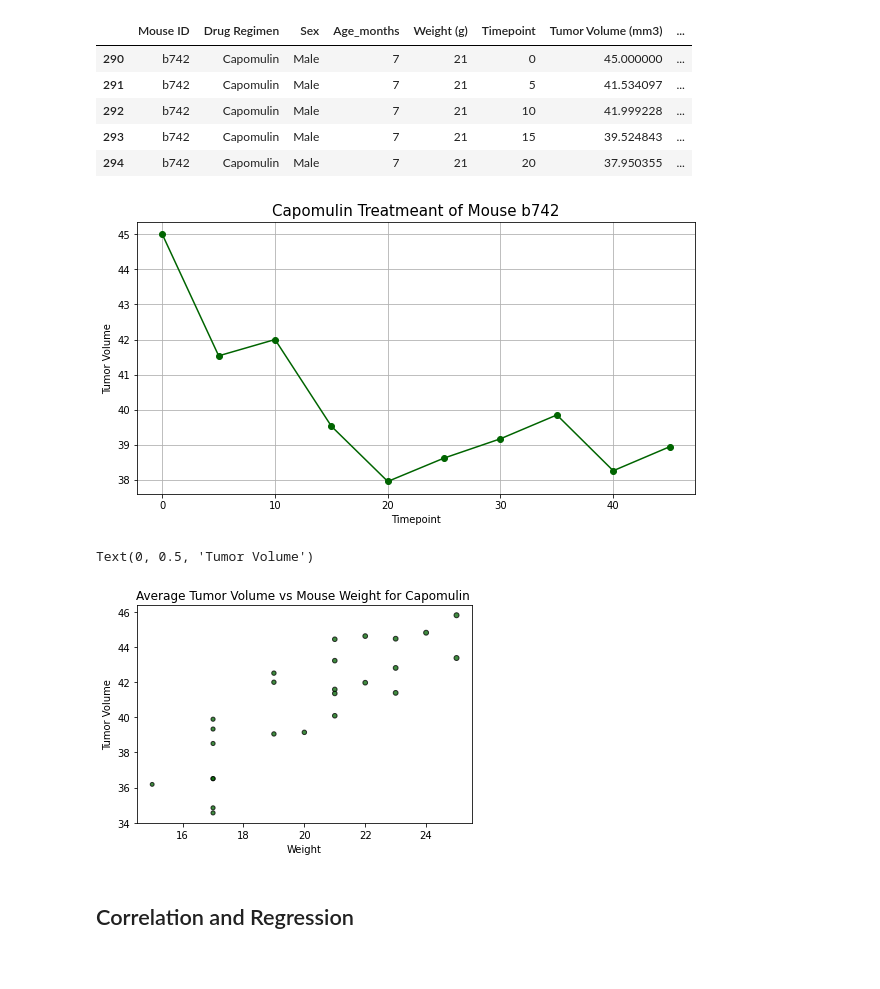
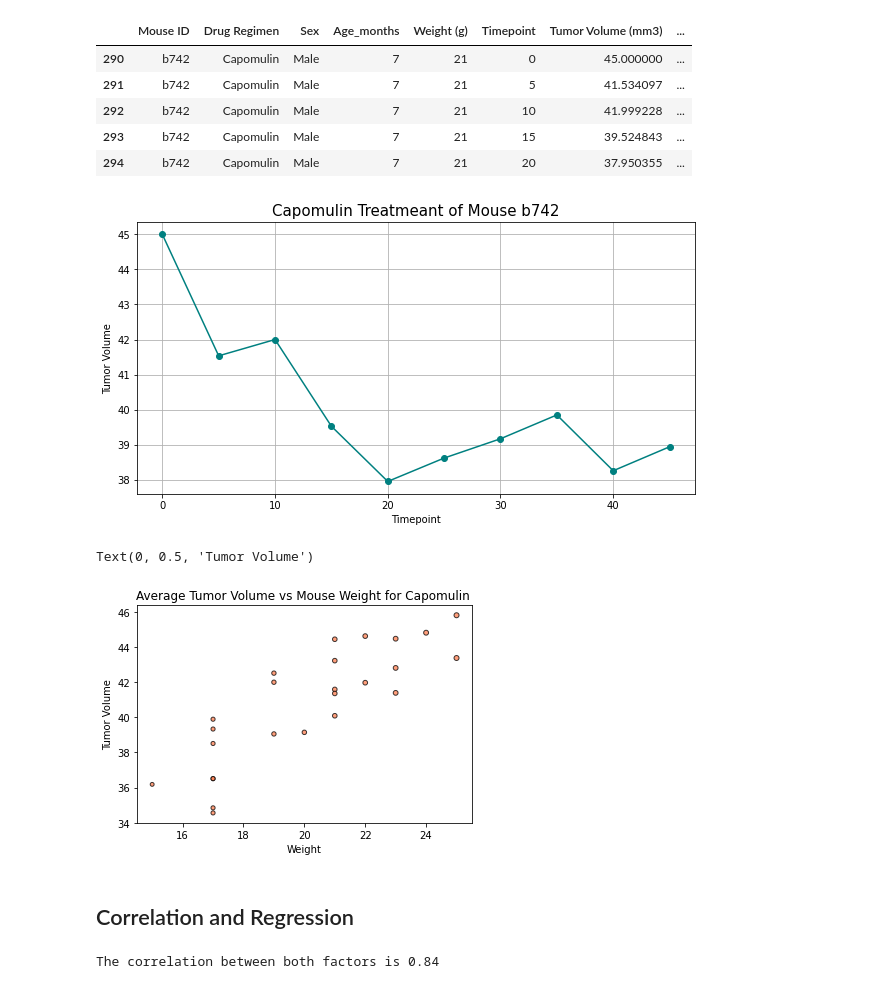
Before and after one commit to Claude-Hanfou/Pymaceuticals-Analysis, a Jupyter notebook: Pymaceuticals/Pymaceutical_start.ipynb, the cells around one changed output. Drawn from its saved outputs; the diff is of its cells as text; code cells hidden in the pictures.

```diff
--- a/Pymaceuticals/Pymaceutical_start.ipynb
+++ b/Pymaceuticals/Pymaceutical_start.ipynb
@@ -411,31 +411,40 @@ mouse_cap.head()
 # %%
 #Use the mouse ID to plot the line chart
 x_axis = mouse_cap["Timepoint"]
 y_axis = mouse_cap["Tumor Volume (mm3)"]
 fig1, ax1 = plt.subplots(figsize=(10, 5))
-plt.plot(x_axis, y_axis, marker ='o', color='darkgreen')
+plt.plot(x_axis, y_axis, marker ='o', color='teal')
 plt.title('Capomulin Treatmeant of Mouse b742',fontsize = 15)
 plt.xlabel("Timepoint")
 plt.ylabel("Tumor Volume")
 plt.grid()
 plt.show()
 # %% [output]
-[figure, old version]
+[figure, new version]
 # %%
 # Generate a scatter plot of average tumor volume vs. mouse weight for the Capomulin regimen
 avg_cap = cap_df.groupby(["Mouse ID"]).mean()
 x_axis = avg_cap["Weight (g)"]
 y_axis = avg_cap["Tumor Volume (mm3)"]
-plt.scatter(x_axis, y_axis, marker="o", facecolors="darkgreen", edgecolors="black",
+plt.scatter(x_axis, y_axis, marker="o", facecolors="coral", edgecolors="black",
             s=x_axis, alpha=0.75)
 plt.title('Average Tumor Volume vs Mouse Weight for Capomulin ',fontsize = 12)
 plt.xlabel("Weight")
 plt.ylabel("Tumor Volume")
 # %% [output]
 Text(0, 0.5, 'Tumor Volume')
-[figure, old version]
+[figure, new version]
 # %% [markdown]
 ## Correlation and Regression
 # %%
 # Calculate the correlation coefficient and linear regression model
 # for mouse weight and average tumor volume for the Capomulin regimen
+
+#correlation coefficient
+avg_cap = cap_df.groupby(["Mouse ID"]).mean()
+mouse = avg_cap["Weight (g)"]
+tumor_vol = avg_cap["Tumor Volume (mm3)"]
+correlation = st.pearsonr(mouse,tumor_vol)
+print(f"The correlation between both factors is {round(correlation[0],2)}")
+# %% [output]
+The correlation between both factors is 0.84
```
Also changed, not shown: parts of 5 cells of this notebook.
